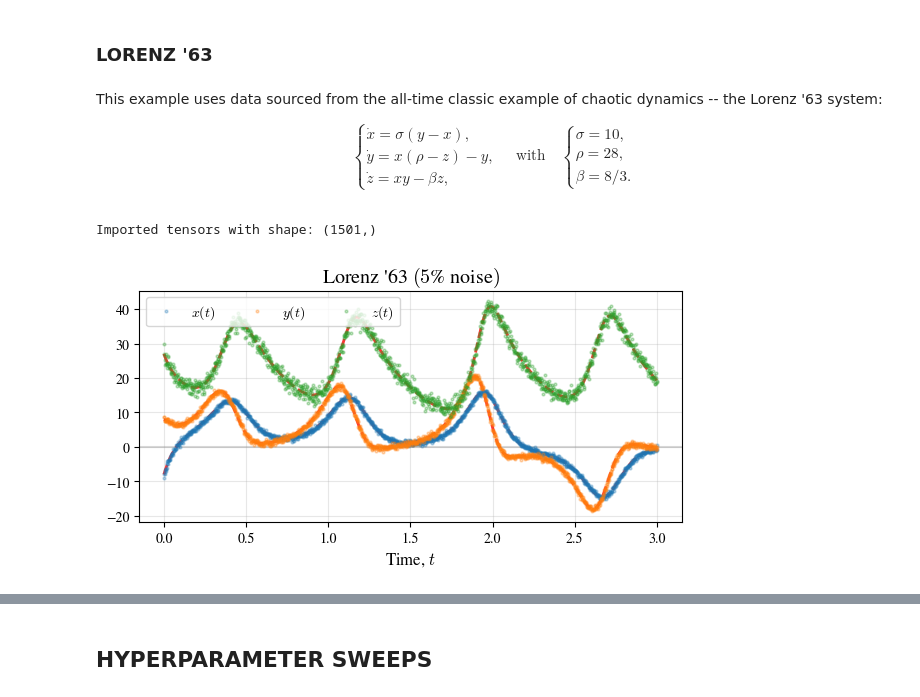
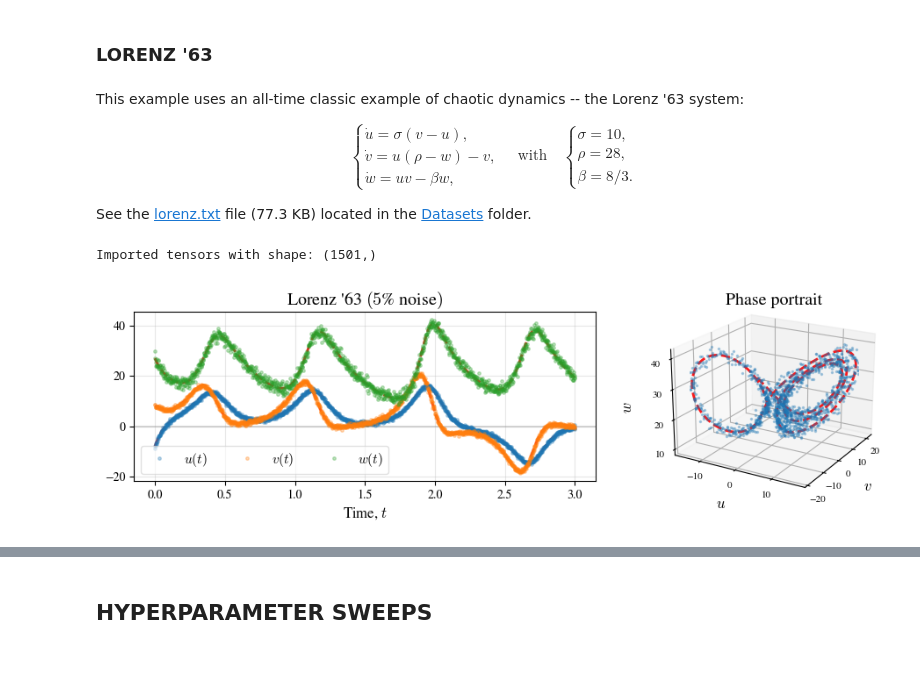
Before and after one commit to SethMinor/PyWSINDy-for-PDEs, a Jupyter notebook: dev/wsindy_dev.ipynb, the cells around one changed output, grey strips where cells are left out. Drawn from its saved outputs; the diff is of its cells as text; code cells hidden in the pictures; blank space fills up the shorter version.

Commit message:
worked on examples notebook

```diff
--- a/dev/wsindy_dev.ipynb
+++ b/dev/wsindy_dev.ipynb
@@ -929,13 +909,13 @@ $\displaystyle \dot{y} = - 3.03(y) + 1.00(y x)$
 # %% [markdown]
 ### **LORENZ '63**
 # %% [markdown]
-This example uses data sourced from the all-time classic example of chaotic dynamics -- the Lorenz '63 system:
+This example uses an all-time classic example of chaotic dynamics -- the Lorenz '63 system:
 $$
 \begin{align*}
   \begin{cases}
-    \dot{x} = \sigma(y-x),\\
-    \dot{y} = x(\rho-z)-y,\\
-    \dot{z} = xy-\beta z,
+    \dot{u} = \sigma(v-u),\\
+    \dot{v} = u(\rho-w)-v,\\
+    \dot{w} = uv-\beta{w},
   \end{cases}
   \quad \text{with} \quad
   \begin{cases}
@@ -947,42 +927,63 @@ $$
   \end{cases}
 \end{align*}
 $$
+See the [lorenz.txt](../Datasets/lorenz.txt) file (77.3 KB) located in the [Datasets](../Datasets) folder.
 # %%
 # Add observation noise?
 noise = 0.05
 # %%
 # IMPORT THE DATA
 data_path = '../Datasets/lorenz.txt'
 torch.manual_seed(0);
 
 # Read in CSV data
-[X0, Y0, Z0] = torch.tensor(np.loadtxt(data_path, delimiter=','))
-X = X0 if noise == 0 else add_noise(X0, noise)
-Y = Y0 if noise == 0 else add_noise(Y0, noise)
-Z = Z0 if noise == 0 else add_noise(Z0, noise)
-print(f"Imported tensors with shape: {X.numpy().shape}")
+[U0, V0, W0] = torch.tensor(np.loadtxt(data_path, delimiter=','))
+U = U0 if noise == 0 else add_noise(U0, noise)
+V = V0 if noise == 0 else add_noise(V0, noise)
+W = W0 if noise == 0 else add_noise(W0, noise)
+print(f"Imported tensors with shape: {U.numpy().shape}")
 
 # Time
 [T, Nt] = [3, 1501]
 t = torch.linspace(0, T, Nt)
 
 # Preview the data
-plt.figure(figsize=(7,3))
-plt.axhline(0, color='gray', alpha=0.3)
-plt.plot(t, X0, '--', color='r', lw=2, alpha=0.8)
-plt.plot(t, Y0, '--', color='r', lw=2, alpha=0.8)
-plt.plot(t, Z0, '--', color='r', lw=2, alpha=0.8)
-plt.plot(t, X, '.', ms=4, label='$x(t)$', alpha=0.3)
-plt.plot(t, Y, '.', ms=4, label='$y(t)$', alpha=0.3)
-plt.plot(t, Z, '.', ms=4, label='$z(t)$', alpha=0.3)
-plt.xlabel('Time, $t$')
-plt.title(f"Lorenz '63 $({noise*100:.0f}$% noise$)$")
-plt.grid(True, alpha=0.3)
-plt.legend(loc='upper left', ncol=3, fontsize=10)
+fig = plt.figure(figsize=(10,3))
+gs = fig.add_gridspec(1, 2, width_ratios=[1.3, 1], wspace=0)
+ax = [fig.add_subplot(gs[0]), fig.add_subplot(gs[1], projection='3d')]
+
+# Time series
+ax[0].axhline(0, color='gray', alpha=0.3)
+ax[0].plot(t, U0, '--', color='r', lw=2, alpha=0.9)
+ax[0].plot(t, V0, '--', color='r', lw=2, alpha=0.9)
+ax[0].plot(t, W0, '--', color='r', lw=2, alpha=0.9)
+ax[0].plot(t, U, '.', ms=5, label='$u(t)$', alpha=0.3)
+ax[0].plot(t, V, '.', ms=5, label='$v(t)$', alpha=0.3)
+ax[0].plot(t, W, '.', ms=5, label='$w(t)$', alpha=0.3)
+ax[0].set_xlabel('Time, $t$')
+ax[0].set_title(f"Lorenz '63 $({noise*100:.0f}$% noise$)$")
+ax[0].grid(True, alpha=0.3)
+ax[0].legend(loc='lower left', ncols=3, fontsize=11, framealpha=0.6)
+
+# Phase portrait
+ax[1].plot(U0, V0, W0, '--', color='r', lw=2, alpha=0.9)
+ax[1].plot(U, V, W, '.', ms=3, alpha=0.3)
+ax[1].tick_params(labelsize=8, pad=-3)
+ax[1].set_xlabel('$u$', labelpad=-6)
+ax[1].set_ylabel('$v$', labelpad=-6)
+ax[1].zaxis.set_ticks_position('lower')
+ax[1].zaxis.set_label_position('lower')
+ax[1].zaxis.set_rotate_label(False)
+ax[1].set_zlabel('$w$', rotation=90, labelpad=-6)
+ax[1].set_title('Phase portrait')
+ax[1].view_init(elev=20, azim=-60)
+ax[1].set_box_aspect(None, zoom=1.35)
+
+plt.tight_layout()
 plt.show()
 # %% [output]
 Imported tensors with shape: (1501,)
-[figure, old version]
+[figure, new version]
 # %%
 # Temporal grid
 grid = [t]
```
Also changed, not shown: parts of 45 cells of this notebook, 3 other files.
